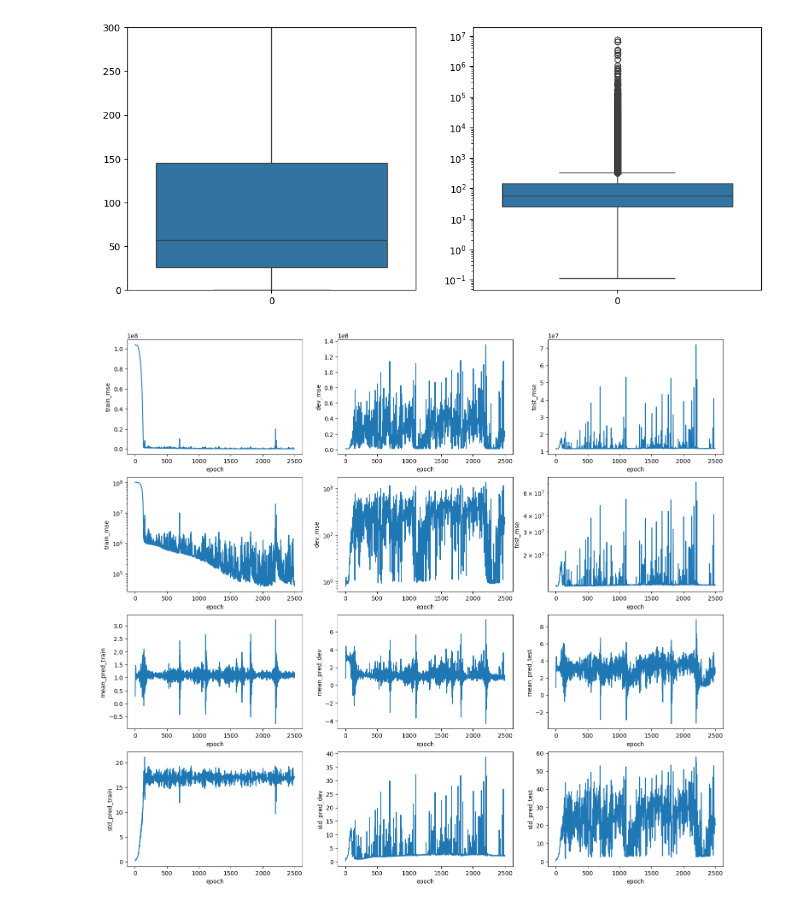
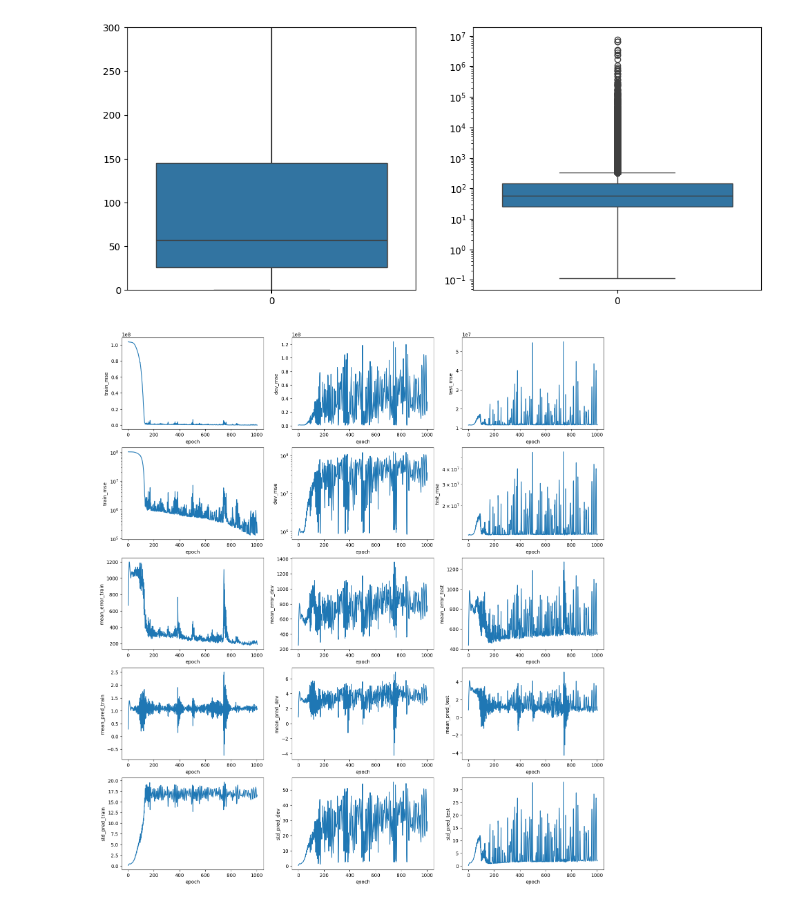
Before and after one commit to muraronicola/Approximating-volume-computations-via-GNNs, a Jupyter notebook: AnalyzeData.ipynb, the cells around one changed output. Saved outputs shown, nothing was run; the diff lists cells and outputs as text; code cells hidden in the pictures.

Commit message:
update data visualization and saving

```diff
--- a/AnalyzeData.ipynb
+++ b/AnalyzeData.ipynb
@@ -8,14 +8,14 @@ import os
 exact_polytopes = True
 folder_name = "m_3_r_2"
 base_path = "data/"
-run_id = "run02"
+run_id = 2
 # %%
 file_name = "/exact_politopes" if exact_polytopes else "/all_politopes"
 
 x = np.load(base_path + folder_name + file_name + "_x.npy", allow_pickle=True)
 y = np.load(base_path + folder_name + file_name+ "_y.npy", allow_pickle=True)
 
-run = pd.read_csv("./runs/" + run_id + ".csv")
+run = pd.read_csv("./runs/run" + str(run_id) + ".csv")
 
 
 print("Mean: ", np.mean(y))
@@ -39,28 +39,32 @@ plt.show()
 [figure]
 # %%
 
-figure2, ax2 = plt.subplots(4, 3, figsize=(18, 16))
+figure2, ax2 = plt.subplots(5, 3, figsize=(18, 20))
 
 sns.lineplot(data=run, x="epoch", y="train_mse", ax=ax2[0, 0])
 sns.lineplot(data=run, x="epoch", y="dev_mse", ax=ax2[0, 1])
 sns.lineplot(data=run, x="epoch", y="test_mse", ax=ax2[0, 2])
 
 sns.lineplot(data=run, x="epoch", y="train_mse", ax=ax2[1, 0])
 sns.lineplot(data=run, x="epoch", y="dev_mse", ax=ax2[1, 1])
 sns.lineplot(data=run, x="epoch", y="test_mse", ax=ax2[1, 2])
 ax2[1, 0].set_yscale('log')
 ax2[1, 1].set_yscale('log')
 ax2[1, 2].set_yscale('log')
 
 
-sns.lineplot(data=run, x="epoch", y="mean_pred_train", ax=ax2[2, 0])
-sns.lineplot(data=run, x="epoch", y="mean_pred_dev", ax=ax2[2, 1])
-sns.lineplot(data=run, x="epoch", y="mean_pred_test", ax=ax2[2, 2])
+sns.lineplot(data=run, x="epoch", y="mean_error_train", ax=ax2[2, 0])
+sns.lineplot(data=run, x="epoch", y="mean_error_dev", ax=ax2[2, 1])
+sns.lineplot(data=run, x="epoch", y="mean_error_test", ax=ax2[2, 2])
 
-sns.lineplot(data=run, x="epoch", y="std_pred_train", ax=ax2[3, 0])
-sns.lineplot(data=run, x="epoch", y="std_pred_dev", ax=ax2[3, 1])
-sns.lineplot(data=run, x="epoch", y="std_pred_test", ax=ax2[3, 2])
+sns.lineplot(data=run, x="epoch", y="mean_pred_train", ax=ax2[3, 0])
+sns.lineplot(data=run, x="epoch", y="mean_pred_dev", ax=ax2[3, 1])
+sns.lineplot(data=run, x="epoch", y="mean_pred_test", ax=ax2[3, 2])
+
+sns.lineplot(data=run, x="epoch", y="std_pred_train", ax=ax2[4, 0])
+sns.lineplot(data=run, x="epoch", y="std_pred_dev", ax=ax2[4, 1])
+sns.lineplot(data=run, x="epoch", y="std_pred_test", ax=ax2[4, 2])
 
 figure.tight_layout()
 # %% [output]
-[figure, old version]
+[figure, new version]
```
Also changed, not shown: 11 other files.
